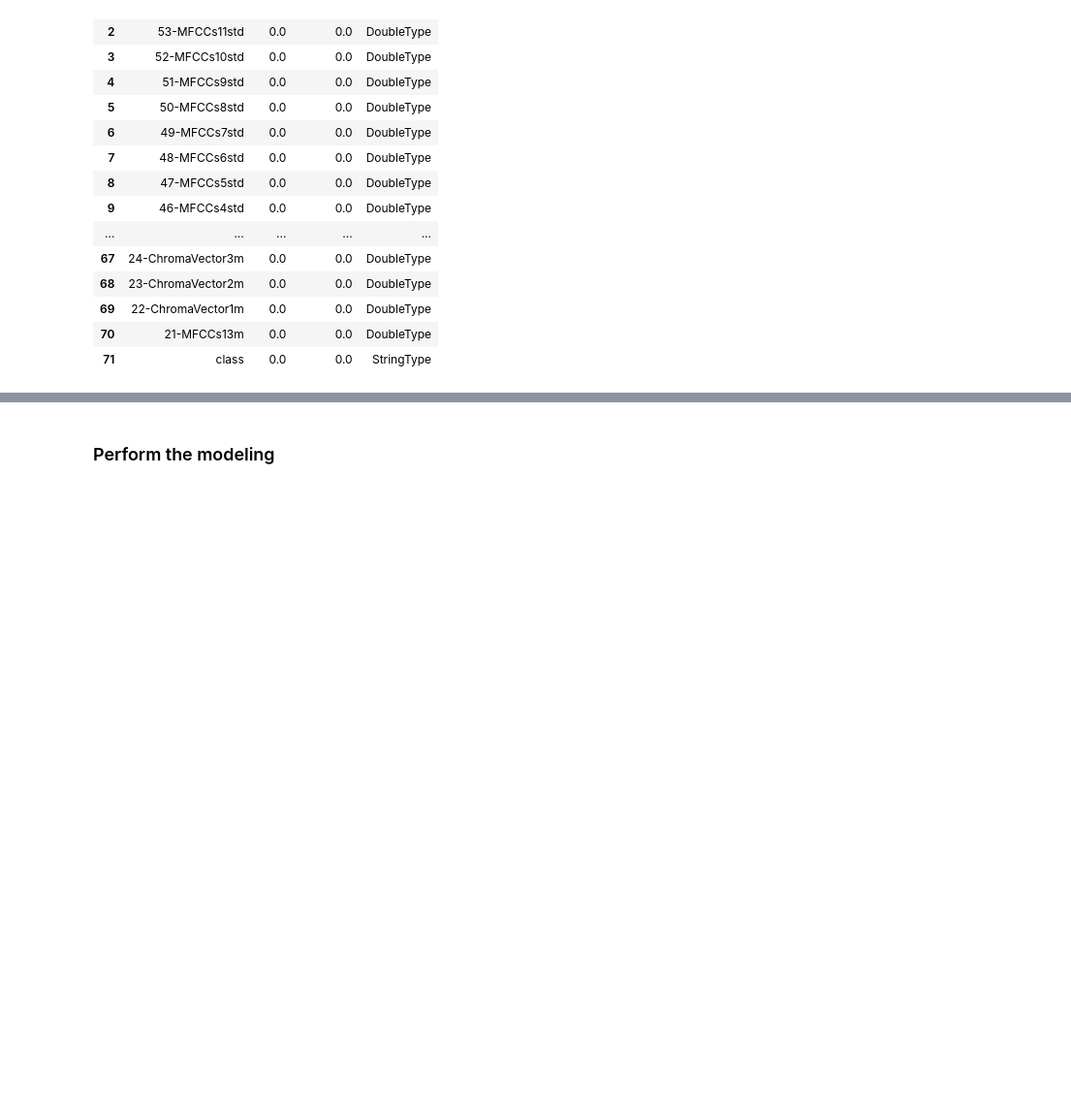
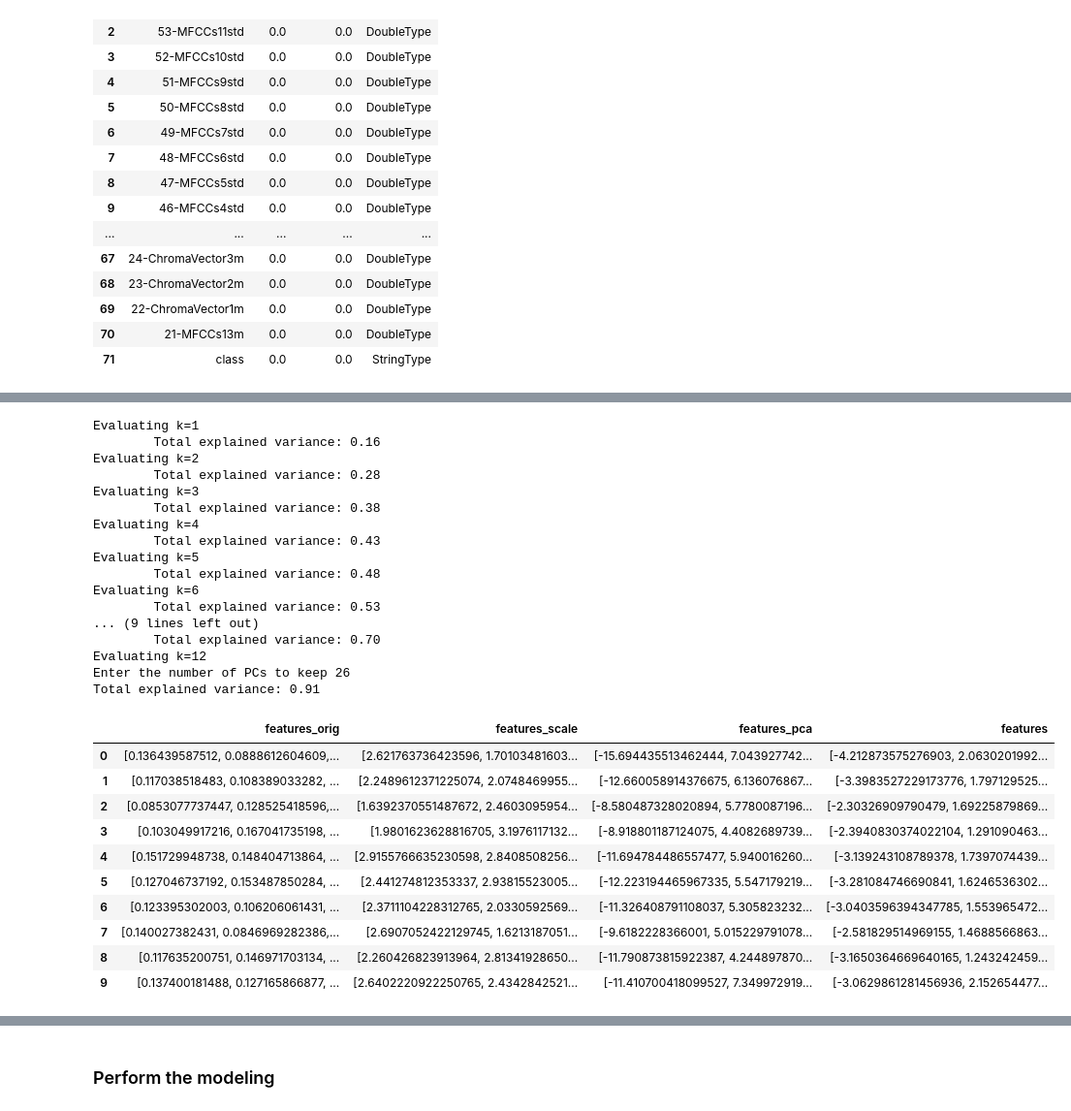
Before and after one commit to ahowe42/pyspark_explore, a Jupyter notebook: pyspark_essentials_udemy/assign/MLLIB_Classification_HW.ipynb, the cells around one changed output, grey strips where cells are left out. Shown at 97% size. Cells and saved outputs as stored; diff of their text form; code cells hidden in the pictures; blank space fills up the shorter version.

```diff
--- a/pyspark_essentials_udemy/assign/MLLIB_Classification_HW.ipynb
+++ b/pyspark_essentials_udemy/assign/MLLIB_Classification_HW.ipynb
@@ -130,7 +131,7 @@ assr = VectorAssembler(inputCols=inpColumns, outputCol='features_orig')
 beatsML = assr.transform(beats)
 
 # scale the features
-scalr = RobustScaler(inputCol='features_orig', outputCol='features')
+scalr = RobustScaler(inputCol='features_orig', outputCol='features_scale')
 beatsML = scalr.fit(beatsML).transform(beatsML)
 
 # make the response numerical
@@ -144,9 +145,9 @@ origLabels = [c['label_orig'] for c in rev.transform(origLabels).select('label_o
 
 # talk
 display(beatsML.limit(10).toPandas())
-beatsML.select('features', 'label').show(truncate=True)
-beatsML.select('features').take(1)
-print('First row features = %s'%beatsML.select('features').take(1)[0])
+beatsML.select('features_scale', 'label').show(truncate=True)
+beatsML.select('features_scale').take(1)
+print('First row features = %s'%beatsML.select('features_scale').take(1)[0])
 # %% [output]
 |  | 1-ZCRm | 2-Energym | 3-EnergyEntropym | 4-SpectralCentroidm | 5-SpectralSpreadm | 6-SpectralEntropym | ... |
 | 0 | 0.136440 | 0.088861 | 3.201201 | 0.262825 | 0.249212 | 1.114423 | ... |
@@ -176,3 +177,60 @@ print('First row features = %s'%beatsML.select('features').take(1)[0])
 only showing top 20 rows
 
 First row features = [2.621763736423596,1.70103481603904,32.56325622817311,4.349129196001776,9.769208712661392,2.2303314225910627,1.0969734439957743,2.284572126925484,-13.74254910397548,2.089421920313 ...
+# %%
+''' feature selection - PCA '''
+# choose the optimal number of components
+for k in range(len(beats.columns)):
+    print('Evaluating k=%d'%(k+1))
+    try:
+        featSel = PCA(k=k+1, inputCol='features_scale', outputCol='features')
+        PCARes = featSel.fit(beatsML)
+        print('\tTotal explained variance: %0.2f'%PCARes.explainedVariance.sum())
+        if PCARes.explainedVariance.sum() > 0.95:
+            break
+    except KeyboardInterrupt as err:
+        break
+
+# perform the principle components reduction
+pcs = int(input('Enter the number of PCs to keep'))
+featSel = PCA(k=pcs, inputCol='features_scale', outputCol='features_pca')
+PCARes = featSel.fit(beatsML)
+beatsML = PCARes.transform(beatsML)
+inpColumns = ['PC%0d'%i for i in range(pcs)]
+
+# need to scale again
+scalr = RobustScaler(inputCol='features_pca', outputCol='features')
+beatsML = scalr.fit(beatsML).transform(beatsML)
+
+# talk
+print('Total explained variance: %0.2f'%PCARes.explainedVariance.sum())
+display(beatsML.select('features_orig', 'features_scale', 'features_pca', 'features').limit(10).toPandas())
+# %% [output]
+Evaluating k=1
+        Total explained variance: 0.16
+Evaluating k=2
+        Total explained variance: 0.28
+Evaluating k=3
+        Total explained variance: 0.38
+Evaluating k=4
+        Total explained variance: 0.43
+Evaluating k=5
+        Total explained variance: 0.48
+Evaluating k=6
+        Total explained variance: 0.53
+... (9 lines left out)
+        Total explained variance: 0.70
+Evaluating k=12
+Enter the number of PCs to keep 26
+Total explained variance: 0.91
+|  | features_orig | features_scale | features_pca | features |
+| 0 | [0.136439587512, 0.0888612604609,... | [2.621763736423596, 1.70103481603... | [-15.694435513462444, 7.043927742... | [-4.212873575276903, 2.0630201992... |
+| 1 | [0.117038518483, 0.108389033282, ... | [2.2489612371225074, 2.0748469955... | [-12.660058914376675, 6.136076867... | [-3.3983527229173776, 1.797129525... |
+| 2 | [0.0853077737447, 0.128525418596,... | [1.6392370551487672, 2.4603095954... | [-8.580487328020894, 5.7780087196... | [-2.30326909790479, 1.69225879869... |
+| 3 | [0.103049917216, 0.167041735198, ... | [1.9801623628816705, 3.1976117132... | [-8.918801187124075, 4.4082689739... | [-2.3940830374022104, 1.291090463... |
+| 4 | [0.151729948738, 0.148404713864, ... | [2.9155766635230598, 2.8408508256... | [-11.694784486557477, 5.940016260... | [-3.139243108789378, 1.7397074439... |
+| 5 | [0.127046737192, 0.153487850284, ... | [2.441274812353337, 2.93815523005... | [-12.223194465967335, 5.547179219... | [-3.281084746690841, 1.6246536302... |
+| 6 | [0.123395302003, 0.106206061431, ... | [2.3711104228312765, 2.0330592569... | [-11.326408791108037, 5.305823232... | [-3.0403596394347785, 1.553965472... |
+| 7 | [0.140027382431, 0.0846969282386,... | [2.6907052422129745, 1.6213187051... | [-9.6182228366001, 5.015229791078... | [-2.581829514969155, 1.4688566863... |
+| 8 | [0.117635200751, 0.146971703134, ... | [2.260426823913964, 2.81341928650... | [-11.790873815922387, 4.244897870... | [-3.1650364669640165, 1.243242459... |
+| 9 | [0.137400181488, 0.127165866877, ... | [2.6402220922250765, 2.4342842521... | [-11.410700418099527, 7.349972919... | [-3.0629861281456936, 2.152654477... |
```
Also changed, not shown: parts of 6 cells of this notebook.
